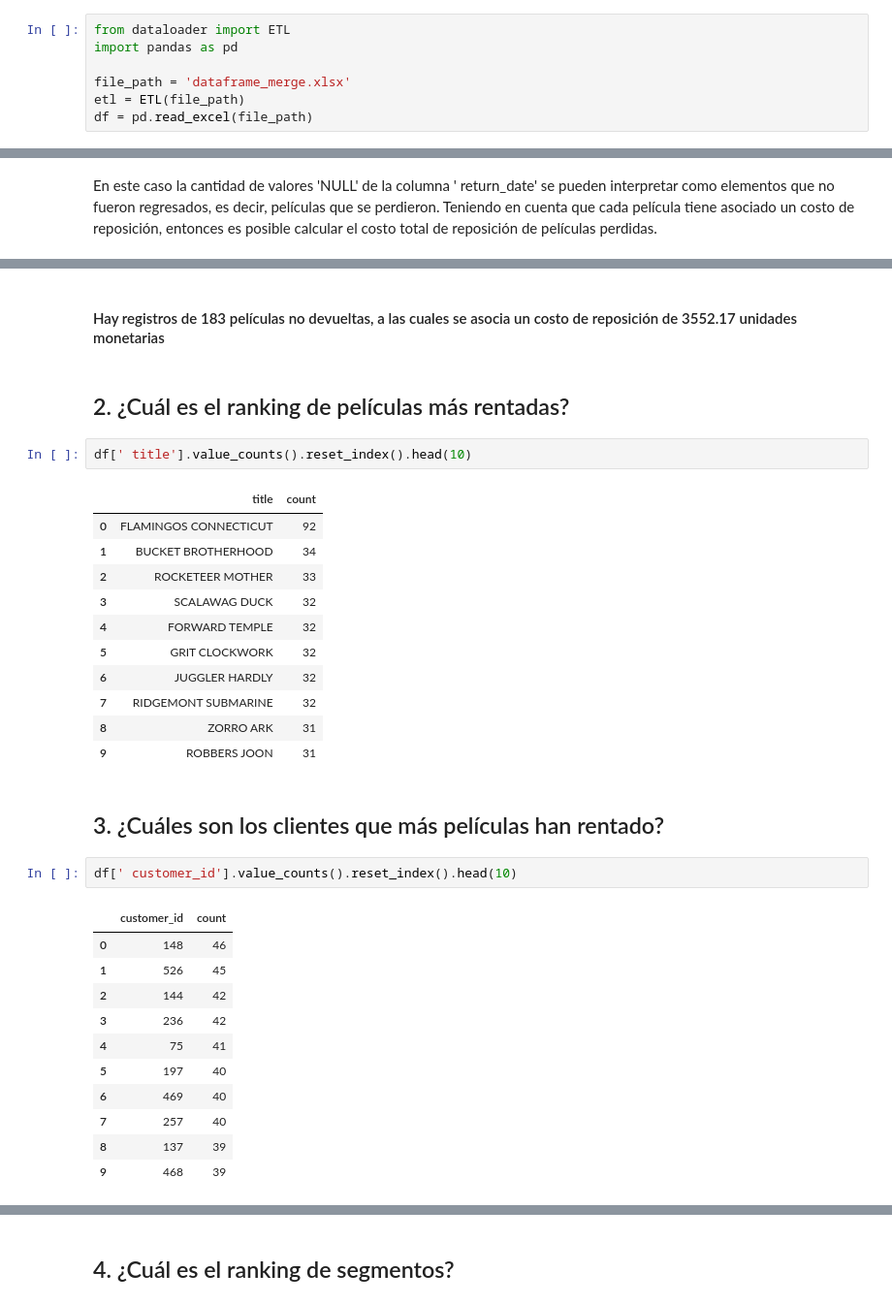
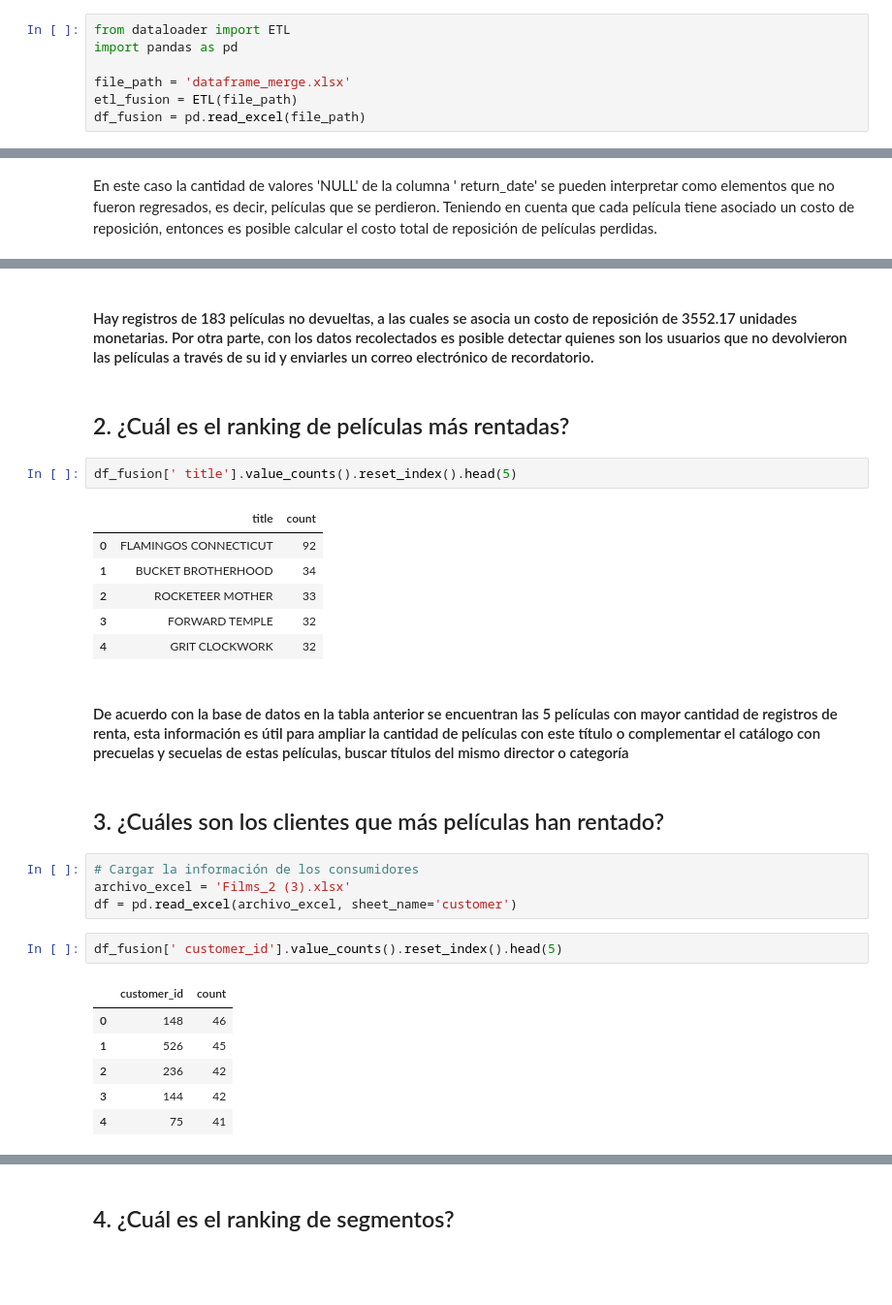
Before and after one commit to JorgeIvanSepulvedaH/quind_test, a Jupyter notebook: EDA.ipynb, the cells around one changed output, grey strips where cells are left out. Shown: that part at 97% size. Saved outputs shown, nothing was run; the diff lists cells and outputs as text; blank space fills up the shorter version.

```diff
--- a/EDA.ipynb
+++ b/EDA.ipynb
@@ -5,5 +5,5 @@ from dataloader import ETL
 import pandas as pd
 
 file_path = 'dataframe_merge.xlsx'
-etl = ETL(file_path)
-df = pd.read_excel(file_path)
+etl_fusion = ETL(file_path)
+df_fusion = pd.read_excel(file_path)
@@ -79,35 +55,31 @@ print('El costo de la reposición de las películas perdidas es de: ', round(cos
 El costo de la reposición de las películas perdidas es de:  3552.17
 # %% [markdown]
-#### Hay registros de 183 películas no devueltas, a las cuales se asocia un costo de reposición de 3552.17 unidades monetarias
+#### Hay registros de 183 películas no devueltas, a las cuales se asocia un costo de reposición de 3552.17 unidades monetarias. Por otra parte, con los datos recolectados es posible detectar quienes son los usuarios que no devolvieron las películas a través de su id y enviarles un correo electrónico de recordatorio.
 # %% [markdown]
 ## 2. ¿Cuál es el ranking de películas más rentadas?
 # %%
-df[' title'].value_counts().reset_index().head(10)
+df_fusion[' title'].value_counts().reset_index().head(5)
 # %% [output]
 |  | title | count |
 | 0 | FLAMINGOS CONNECTICUT | 92 |
 | 1 | BUCKET BROTHERHOOD | 34 |
 | 2 | ROCKETEER MOTHER | 33 |
-| 3 | SCALAWAG DUCK | 32 |
-| 4 | FORWARD TEMPLE | 32 |
-| 5 | GRIT CLOCKWORK | 32 |
-| 6 | JUGGLER HARDLY | 32 |
-| 7 | RIDGEMONT SUBMARINE | 32 |
-| 8 | ZORRO ARK | 31 |
-| 9 | ROBBERS JOON | 31 |
+| 3 | FORWARD TEMPLE | 32 |
+| 4 | GRIT CLOCKWORK | 32 |
+# %% [markdown]
+#### De acuerdo con la base de datos en la tabla anterior se encuentran las 5 películas con mayor cantidad de registros de renta, esta información es útil para ampliar la cantidad de películas con este título o complementar el catálogo con precuelas y secuelas de estas películas, buscar títulos del mismo director o categoría
 # %% [markdown]
 ## 3. ¿Cuáles son los clientes que más películas han rentado?
+# %%
+# Cargar la información de los consumidores
+archivo_excel = 'Films_2 (3).xlsx'
+df = pd.read_excel(archivo_excel, sheet_name='customer')
 # %%
-df[' customer_id'].value_counts().reset_index().head(10)
+df_fusion[' customer_id'].value_counts().reset_index().head(5)
 # %% [output]
 |  | customer_id | count |
 | 0 | 148 | 46 |
 | 1 | 526 | 45 |
-| 2 | 144 | 42 |
-| 3 | 236 | 42 |
+| 2 | 236 | 42 |
+| 3 | 144 | 42 |
 | 4 | 75 | 41 |
-| 5 | 197 | 40 |
-| 6 | 469 | 40 |
-| 7 | 257 | 40 |
-| 8 | 137 | 39 |
-| 9 | 468 | 39 |
```
Also changed, not shown: parts of 20 cells of this notebook, 5 other files.
